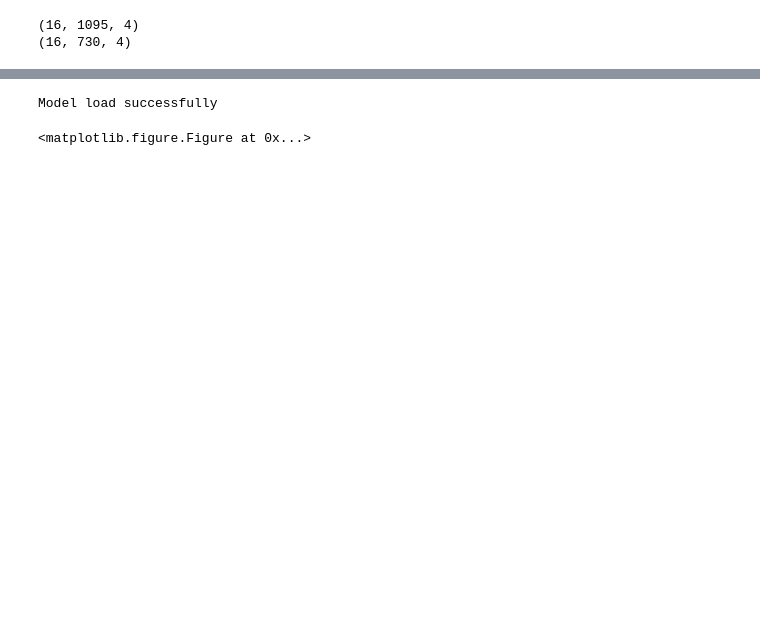
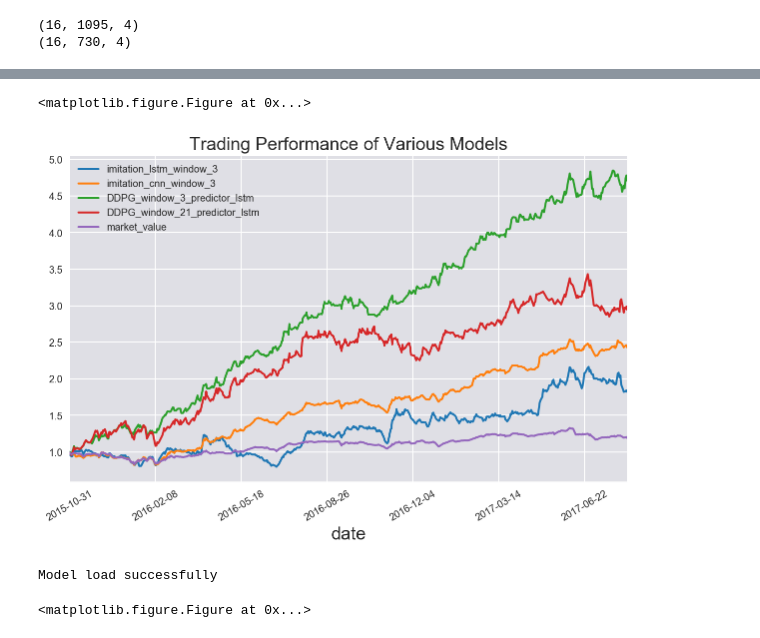
Before and after one commit to vermouth1992/drl-portfolio-management, a Jupyter notebook: src/ddpg_experiments.ipynb, the cells around one changed output, grey strips where cells are left out. Cells and saved outputs as stored; diff of their text form; code cells hidden in the pictures; blank space fills up the shorter version.

```diff
--- a/src/ddpg_experiments.ipynb
+++ b/src/ddpg_experiments.ipynb
@@ -233,3 +253,13 @@ test_model_multiple(env, models)
+# %%
+from environment.portfolio import MultiActionPortfolioEnv
+selected_models = [models[0], models[1], models[9], models[15]]
+selected_model_names = [model_names[0], model_names[1], model_names[9], model_names[15]]
+env = MultiActionPortfolioEnv(testing_history, testing_stocks, selected_model_names, steps=650,
+                              start_idx=num_training_time, sample_start_date='2015-10-30')
+test_model_multiple(env, selected_models)
+# %% [output]
+<matplotlib.figure.Figure at 0x...>
+[figure, added]
 # %%
 from model.supervised.imitation_optimal_action import *
 # %%
```
Also changed, not shown: parts of 13 cells of this notebook, 12 other files.
